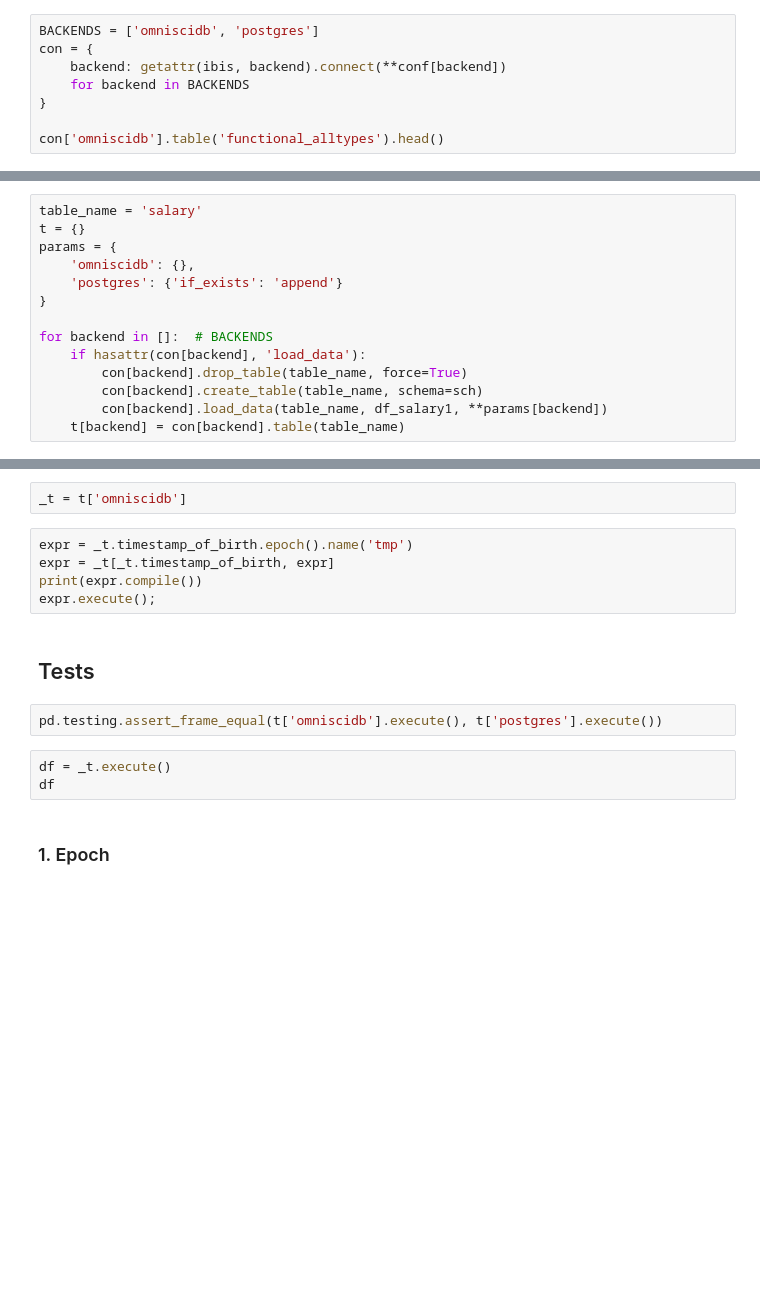
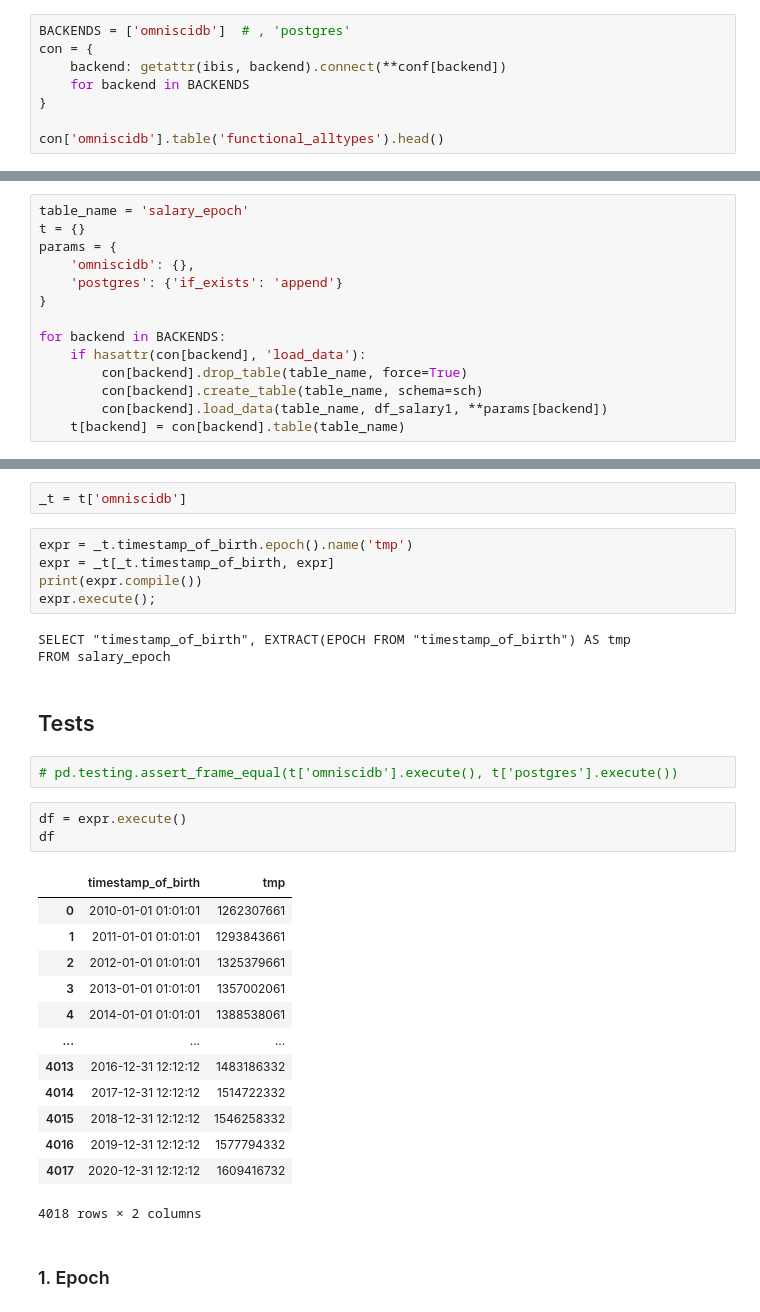
Before and after one commit to xmnlab/ivan-sandbox, a Jupyter notebook: ibis/poc/ibis-extract-epoch.ipynb, the cells around one changed output, grey strips where cells are left out. Saved outputs shown, nothing was run; the diff lists cells and outputs as text; blank space fills up the shorter version.

```diff
--- a/ibis/poc/ibis-extract-epoch.ipynb
+++ b/ibis/poc/ibis-extract-epoch.ipynb
@@ -19,5 +21,5 @@ ibis.options.interactive = False
 # %%
-BACKENDS = ['omniscidb', 'postgres']
+BACKENDS = ['omniscidb']  # , 'postgres'
 con = {
     backend: getattr(ibis, backend).connect(**conf[backend])
     for backend in BACKENDS
@@ -40,12 +62,12 @@ sch
 # %%
-table_name = 'salary'
+table_name = 'salary_epoch'
 t = {}
 params = {
     'omniscidb': {},
     'postgres': {'if_exists': 'append'}
 }
 
-for backend in []:  # BACKENDS
+for backend in BACKENDS:
     if hasattr(con[backend], 'load_data'):
         con[backend].drop_table(table_name, force=True)
         con[backend].create_table(table_name, schema=sch)
@@ -64,12 +97,29 @@ expr = _t.timestamp_of_birth.epoch().name('tmp')
 expr = _t[_t.timestamp_of_birth, expr]
 print(expr.compile())
 expr.execute();
+# %% [output]
+SELECT "timestamp_of_birth", EXTRACT(EPOCH FROM "timestamp_of_birth") AS tmp
+FROM salary_epoch
 # %% [markdown]
 ## Tests
 # %%
-pd.testing.assert_frame_equal(t['omniscidb'].execute(), t['postgres'].execute())
+# pd.testing.assert_frame_equal(t['omniscidb'].execute(), t['postgres'].execute())
 # %%
-df = _t.execute()
+df = expr.execute()
 df
+# %% [output]
+|  | timestamp_of_birth | tmp |
+| 0 | 2010-01-01 01:01:01 | 1262307661 |
+| 1 | 2011-01-01 01:01:01 | 1293843661 |
+| 2 | 2012-01-01 01:01:01 | 1325379661 |
+| 3 | 2013-01-01 01:01:01 | 1357002061 |
+| 4 | 2014-01-01 01:01:01 | 1388538061 |
+| ... | ... | ... |
+| 4013 | 2016-12-31 12:12:12 | 1483186332 |
+| 4014 | 2017-12-31 12:12:12 | 1514722332 |
+| 4015 | 2018-12-31 12:12:12 | 1546258332 |
+| 4016 | 2019-12-31 12:12:12 | 1577794332 |
+| 4017 | 2020-12-31 12:12:12 | 1609416732 |
+4018 rows × 2 columns
 # %% [markdown]
 ### 1. Epoch
```
Also changed, not shown: parts of 10 cells of this notebook, 6 other files.
